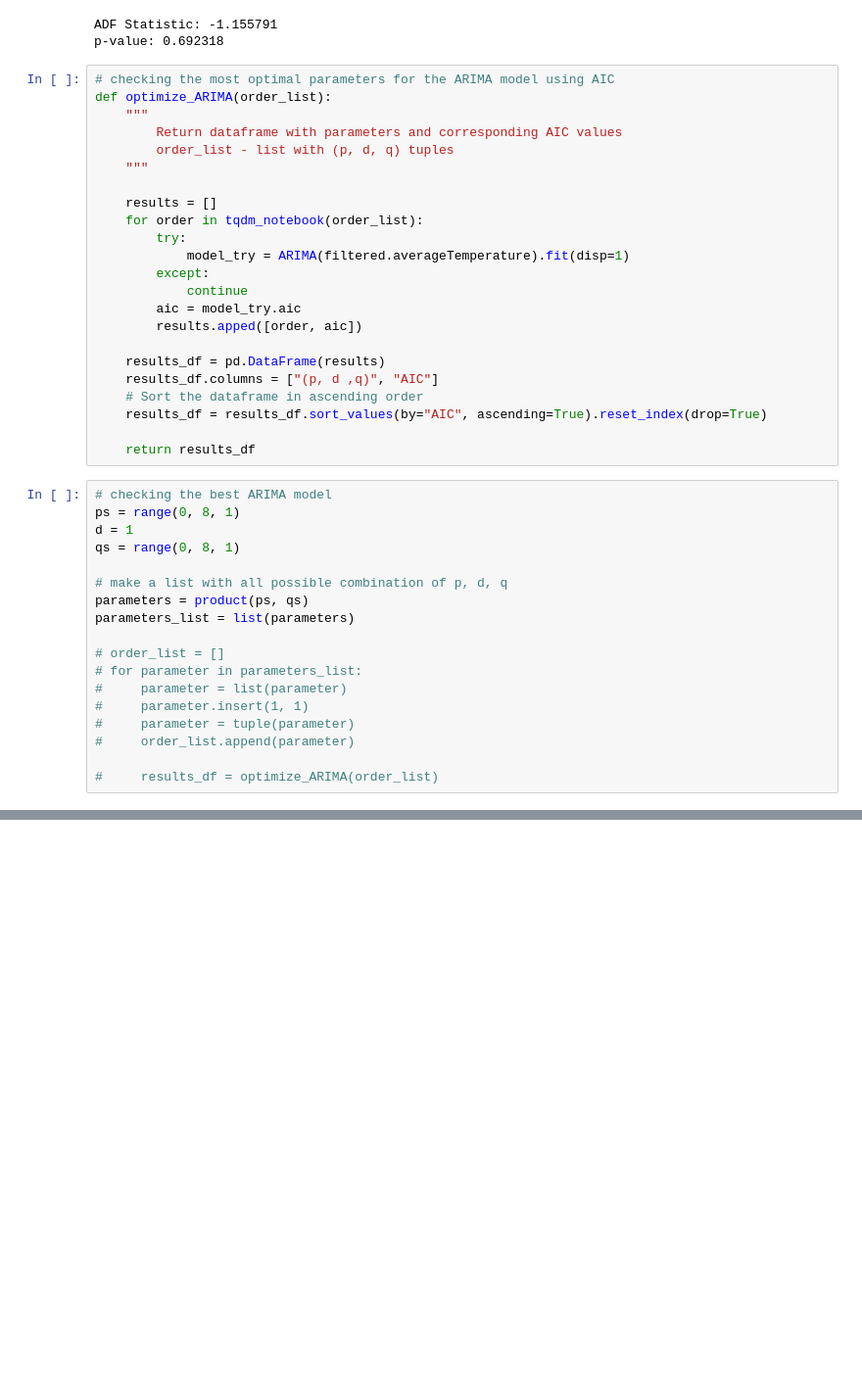
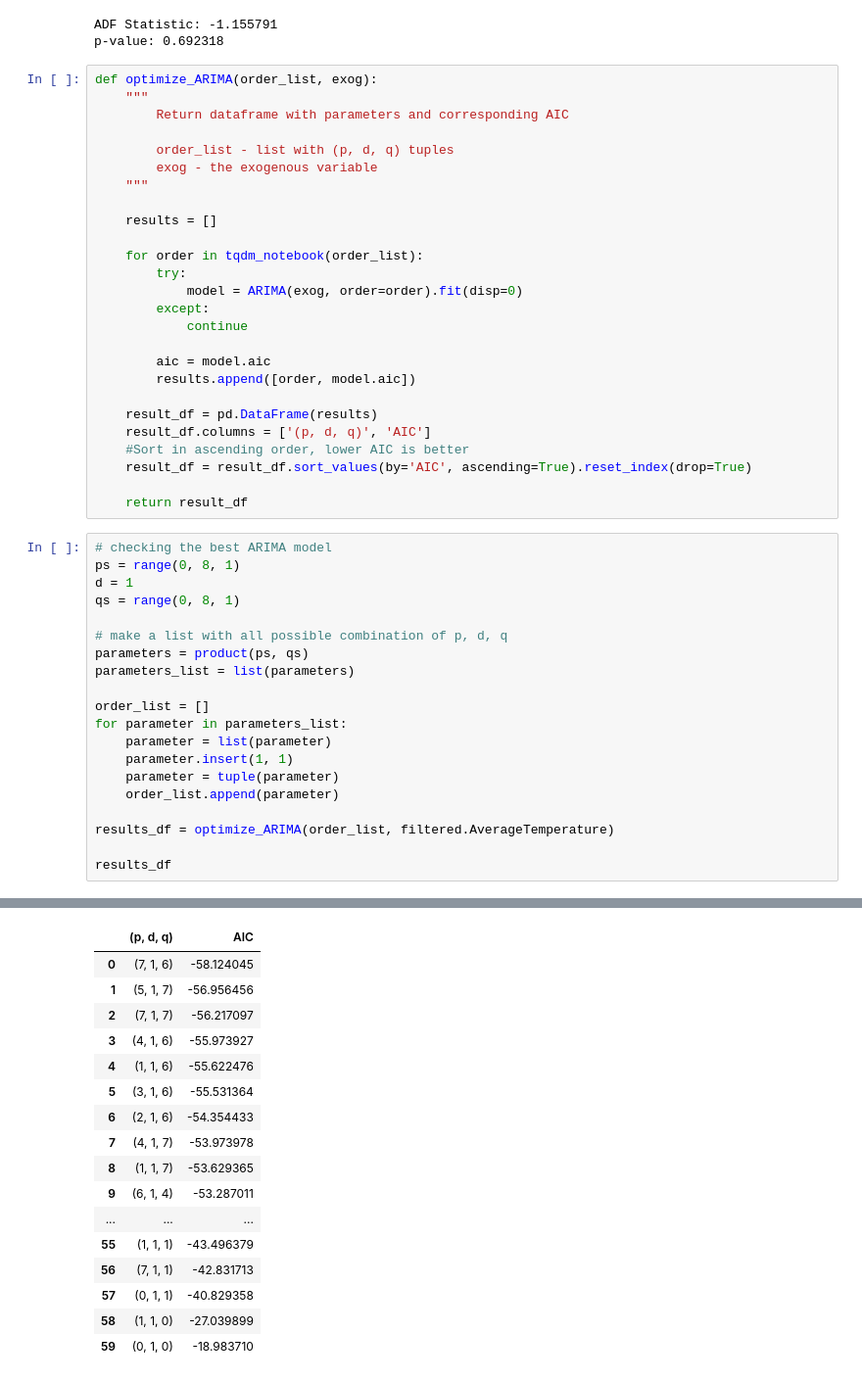
Before and after one commit to EdwardMatthew/Climate-Forecasting, a Jupyter notebook: Analysis/averageTempTrend.ipynb, the cells around one changed output, grey strips where cells are left out. Shown: that part at 98% size. Drawn from its saved outputs; the diff is of its cells as text; blank space fills up the shorter version.

```diff
--- a/Analysis/averageTempTrend.ipynb
+++ b/Analysis/averageTempTrend.ipynb
@@ -73,28 +65,31 @@ print("p-value: %f" %result[1])
 ADF Statistic: -1.155791
 p-value: 0.692318
 # %%
-# checking the most optimal parameters for the ARIMA model using AIC
-def optimize_ARIMA(order_list):
+def optimize_ARIMA(order_list, exog):
     """
-        Return dataframe with parameters and corresponding AIC values
+        Return dataframe with parameters and corresponding AIC
+
         order_list - list with (p, d, q) tuples
+        exog - the exogenous variable
     """
 
     results = []
+
     for order in tqdm_notebook(order_list):
         try:
-            model_try = ARIMA(filtered.averageTemperature).fit(disp=1)
+            model = ARIMA(exog, order=order).fit(disp=0)
         except:
             continue
-        aic = model_try.aic
-        results.apped([order, aic])
 
-    results_df = pd.DataFrame(results)
-    results_df.columns = ["(p, d ,q)", "AIC"]
-    # Sort the dataframe in ascending order
-    results_df = results_df.sort_values(by="AIC", ascending=True).reset_index(drop=True)
+        aic = model.aic
+        results.append([order, model.aic])
 
-    return results_df
+    result_df = pd.DataFrame(results)
+    result_df.columns = ['(p, d, q)', 'AIC']
+    #Sort in ascending order, lower AIC is better
+    result_df = result_df.sort_values(by='AIC', ascending=True).reset_index(drop=True)
+
+    return result_df
 # %%
 # checking the best ARIMA model
 ps = range(0, 8, 1)
@@ -105,12 +100,14 @@ qs = range(0, 8, 1)
 parameters = product(ps, qs)
 parameters_list = list(parameters)
 
-# order_list = []
-# for parameter in parameters_list:
-#     parameter = list(parameter)
-#     parameter.insert(1, 1)
-#     parameter = tuple(parameter)
-#     order_list.append(parameter)
+order_list = []
+for parameter in parameters_list:
+    parameter = list(parameter)
+    parameter.insert(1, 1)
+    parameter = tuple(parameter)
+    order_list.append(parameter)
 
-#     results_df = optimize_ARIMA(order_list)
+results_df = optimize_ARIMA(order_list, filtered.AverageTemperature)
+
+results_df
 # %% [output]
@@ -118 +114,18 @@ range(0, 8)
+|  | (p, d, q) | AIC |
+| 0 | (7, 1, 6) | -58.124045 |
+| 1 | (5, 1, 7) | -56.956456 |
+| 2 | (7, 1, 7) | -56.217097 |
+| 3 | (4, 1, 6) | -55.973927 |
+| 4 | (1, 1, 6) | -55.622476 |
+| 5 | (3, 1, 6) | -55.531364 |
+| 6 | (2, 1, 6) | -54.354433 |
+| 7 | (4, 1, 7) | -53.973978 |
+| 8 | (1, 1, 7) | -53.629365 |
+| 9 | (6, 1, 4) | -53.287011 |
+| ... | ... | ... |
+| 55 | (1, 1, 1) | -43.496379 |
+| 56 | (7, 1, 1) | -42.831713 |
+| 57 | (0, 1, 1) | -40.829358 |
+| 58 | (1, 1, 0) | -27.039899 |
+| 59 | (0, 1, 0) | -18.983710 |
 # %%
```
Also changed, not shown: parts of 8 cells of this notebook, 2 other files.
